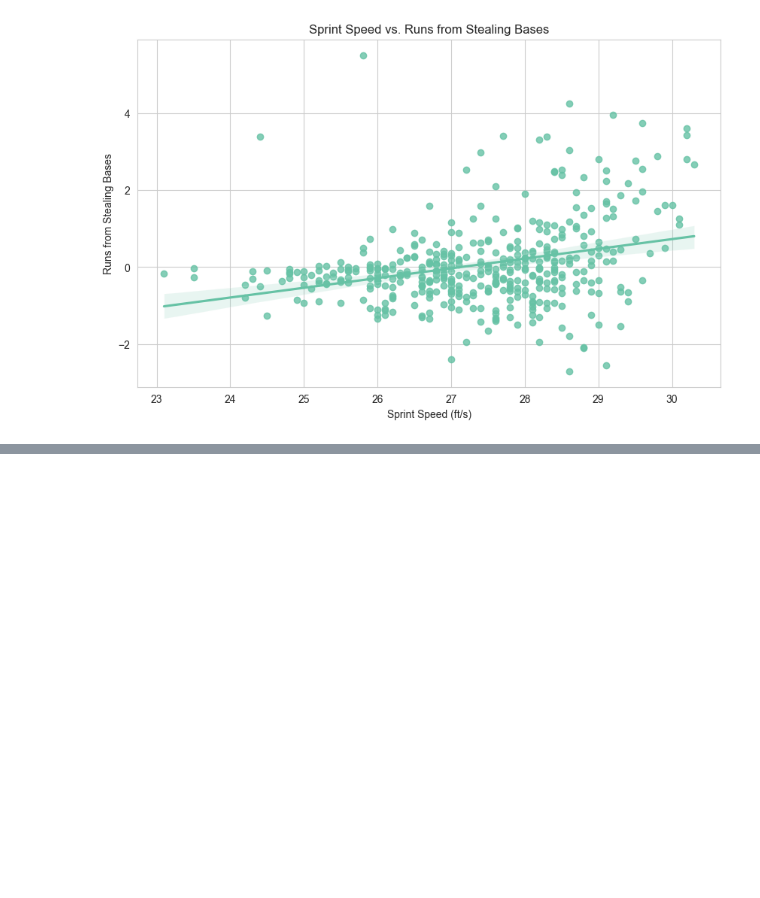
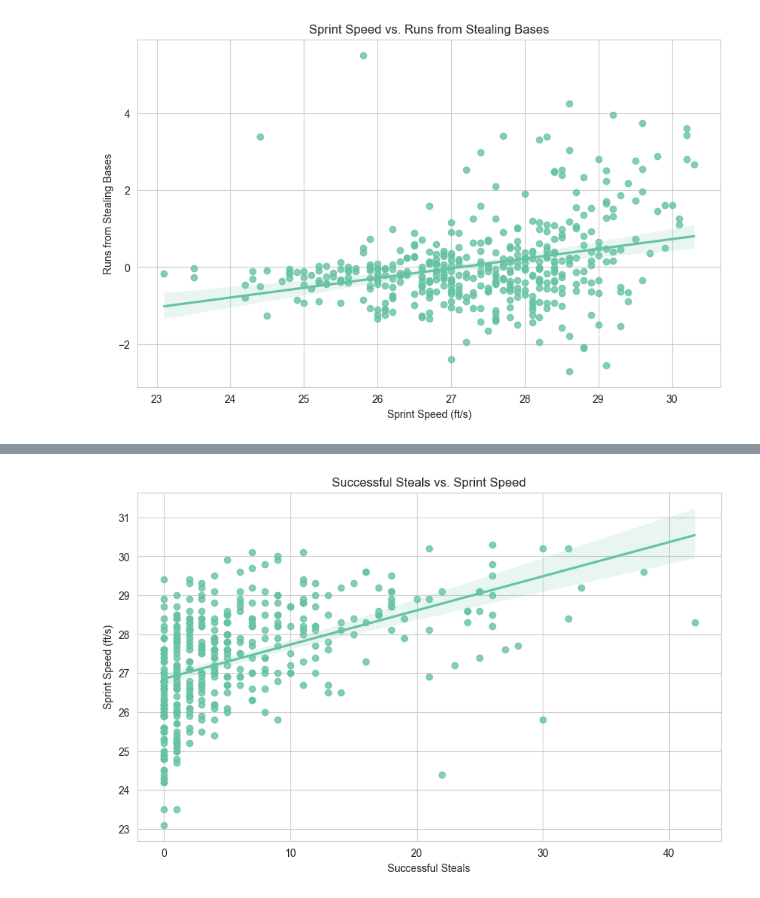
Before and after one commit to nico671/Data-Analysis, a Jupyter notebook: baserunning/basestealing_exploration.ipynb, the cells around one changed output, grey strips where cells are left out. Drawn from its saved outputs; the diff is of its cells as text; code cells hidden in the pictures; blank space fills up the shorter version.

```diff
--- a/baserunning/basestealing_exploration.ipynb
+++ b/baserunning/basestealing_exploration.ipynb
@@ -209,0 +241,12 @@ plt.show()
+# %%
+plt.figure(figsize=(10, 6))
+sns.set_style("whitegrid")
+sns.set_palette("Set2")
+
+sns.regplot(data=df.to_pandas(), x="successful_steals", y="sprint_speed")
+plt.title("Successful Steals vs. Sprint Speed")
+plt.xlabel("Successful Steals")
+plt.ylabel("Sprint Speed (ft/s)")
+plt.show()
+# %% [output]
+[figure, added]
```
Also changed, not shown: parts of 5 cells of this notebook, 8 other files.
